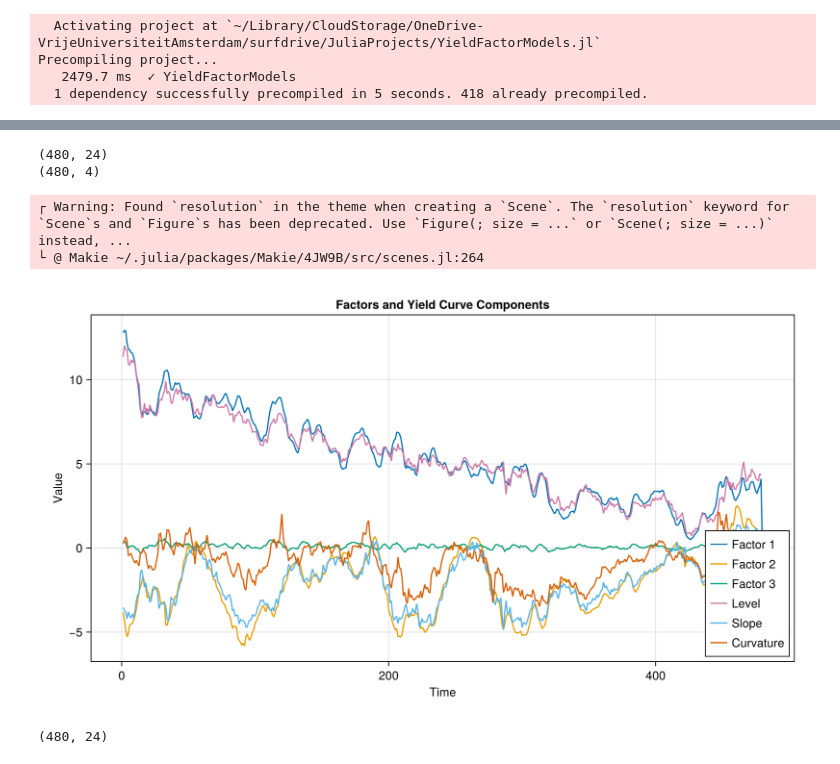
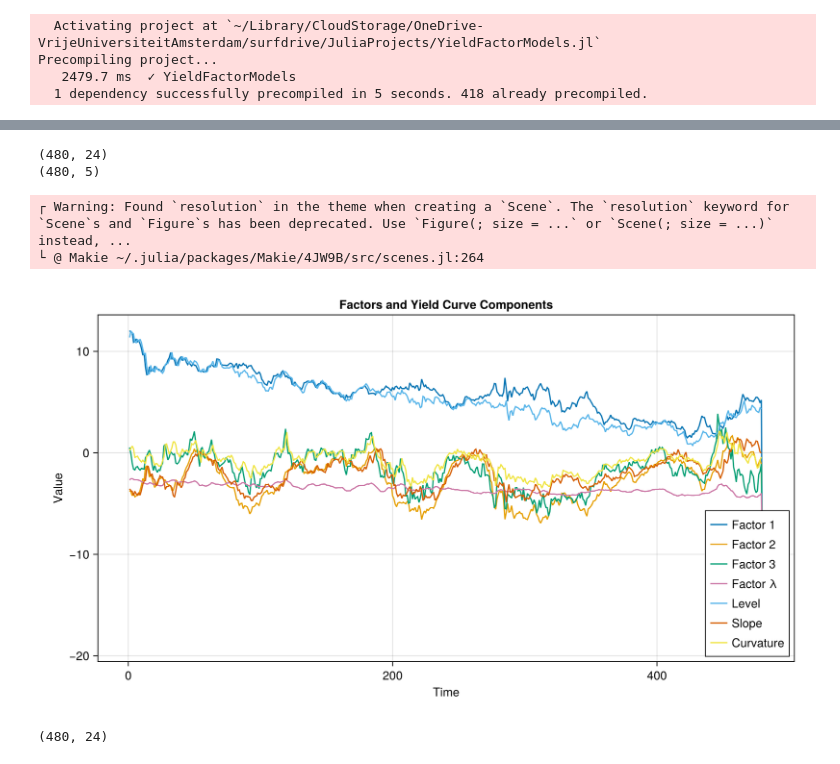
Before and after one commit to Sicco123/YieldFactorModels.jl, a Jupyter notebook: test_filter_2.ipynb, the cells around one changed output, grey strips where cells are left out. Cells and saved outputs as stored; diff of their text form; code cells hidden in the pictures.

```diff
--- a/test_filter_2.ipynb
+++ b/test_filter_2.ipynb
@@ -58,40 +73,41 @@ YieldFactorModels.TVλDNSModel{Float64, Float64}(YieldFactorModels.KalmanBaseMod
 using CairoMakie
 using DelimitedFiles
 # %%
-model_name = "1C"
+model_name = "TVλ"
 # read /Users/siccokooiker/surfdrive/JuliaProjects/YieldFactorModels.jl/results/SD-NS/SD-NS__thread_id__6__factors_filtered_outofsample.csv
 filtered_data = readdlm("/Users/siccokooiker/Library/CloudStorage/OneDrive-VrijeUniversiteitAmsterdam/surfdrive/JuliaProjects/YieldFactorModels.jl/results/thread_id__6/$(model_name)/$(model_name)__thread_id__6__factors_filtered_outofsample.csv", ',')
 # /Users/siccokooiker/surfdrive/JuliaProjects/YieldFactorModels.jl/data/thread_id__6__data.csv
 data = readdlm("/Users/siccokooiker/Library/CloudStorage/OneDrive-VrijeUniversiteitAmsterdam/surfdrive/JuliaProjects/YieldFactorModels.jl/data/thread_id__6__data.csv", ',')
 data = data'
 # print shape
 println(size(data))
 println(size(filtered_data))
 
 # plot first 3 factors over time using CairoMakie
 
 f = Figure(resolution = (900, 500))
 ax = Axis(f[1, 1], xlabel = "Time", ylabel = "Value", title = "Factors and Yield Curve Components")
 lines!(ax, filtered_data[:, 1], label = "Factor 1")
 lines!(ax, filtered_data[:, 2], label = "Factor 2")
 lines!(ax, filtered_data[:, 3], label = "Factor 3")
+lines!(ax, filtered_data[:, 4], label = "Factor λ")
 
 # plot level, slope and curvature from data
 # level is last column
 lines!(ax, data[1:end-1, end], label = "Level")
 # slope is difference between first and last column
 lines!(ax, data[1:end-1, 1] .- data[1:end-1, end], label = "Slope")
 # curvature: 2 x 14th column - (1st + last)
 lines!(ax, 2 .* data[1:end-1, 14] .- (data[1:end-1, 1] .+ data[1:end-1, end]), label = "Curvature")
 
 axislegend(ax, position = :rb)
 f
 # %% [output]
 (480, 24)
-(480, 4)
+(480, 5)
 ┌ Warning: Found `resolution` in the theme when creating a `Scene`. The `resolution` keyword for `Scene`s and `Figure`s has been deprecated. Use `Figure(; size = ...` or `Scene(; size = ...)` instead, ...
 └ @ Makie ~/.julia/packages/Makie/4JW9B/src/scenes.jl:264
-[figure, old version]
+[figure, new version]
 # %%
 # plot predictions /Users/siccokooiker/Library/CloudStorage/OneDrive-VrijeUniversiteitAmsterdam/surfdrive/JuliaProjects/YieldFactorModels.jl/results/NS/NS__thread_id__6__fit_filtered_outofsample.csv
 fit_data = readdlm("/Users/siccokooiker/Library/CloudStorage/OneDrive-VrijeUniversiteitAmsterdam/surfdrive/JuliaProjects/YieldFactorModels.jl/results/thread_id__6/$(model_name)/$(model_name)__thread_id__6__fit_filtered_outofsample.csv", ',')
```
Also changed, not shown: parts of 1 cell of this notebook, 3 other files.
